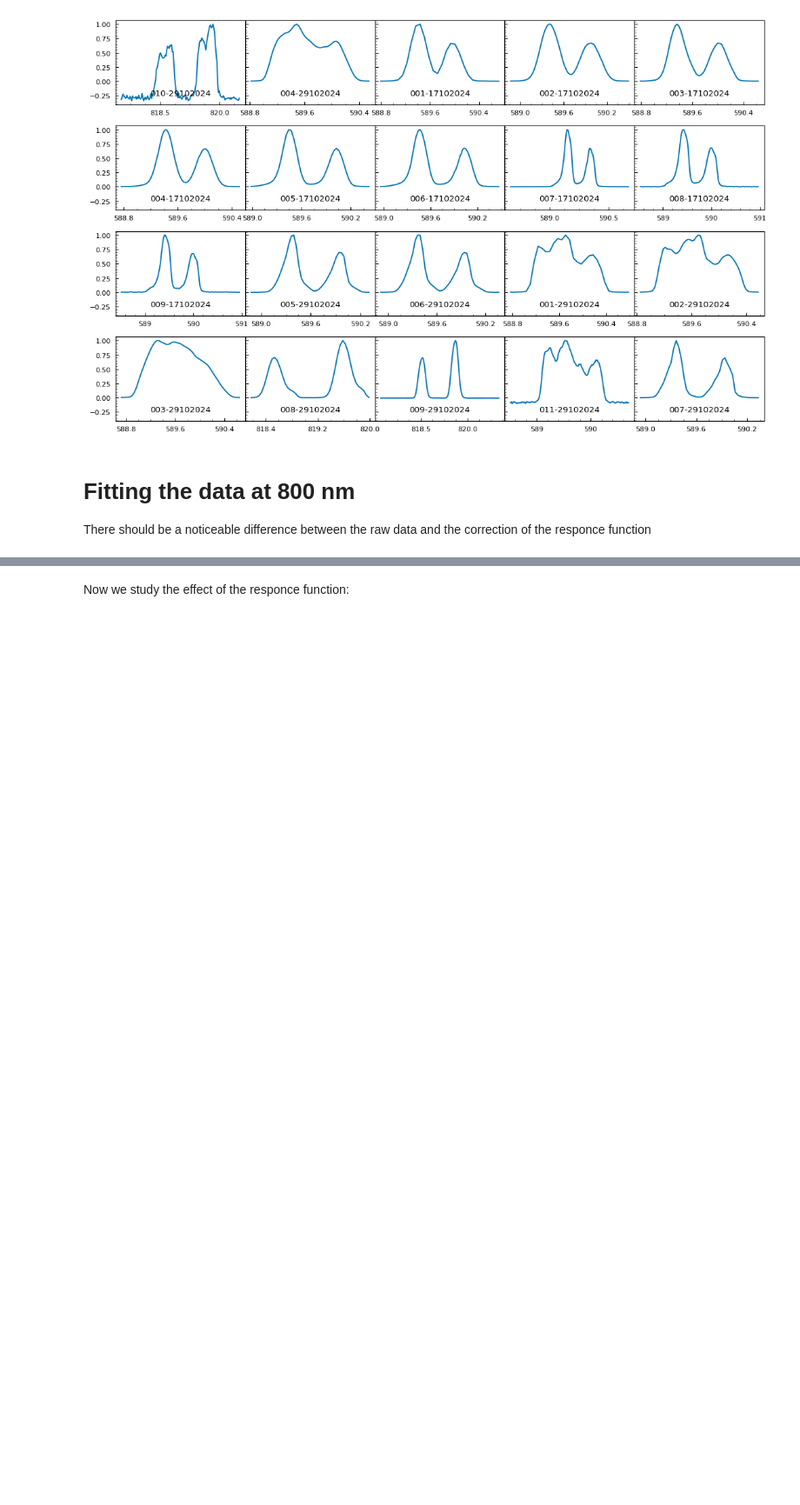
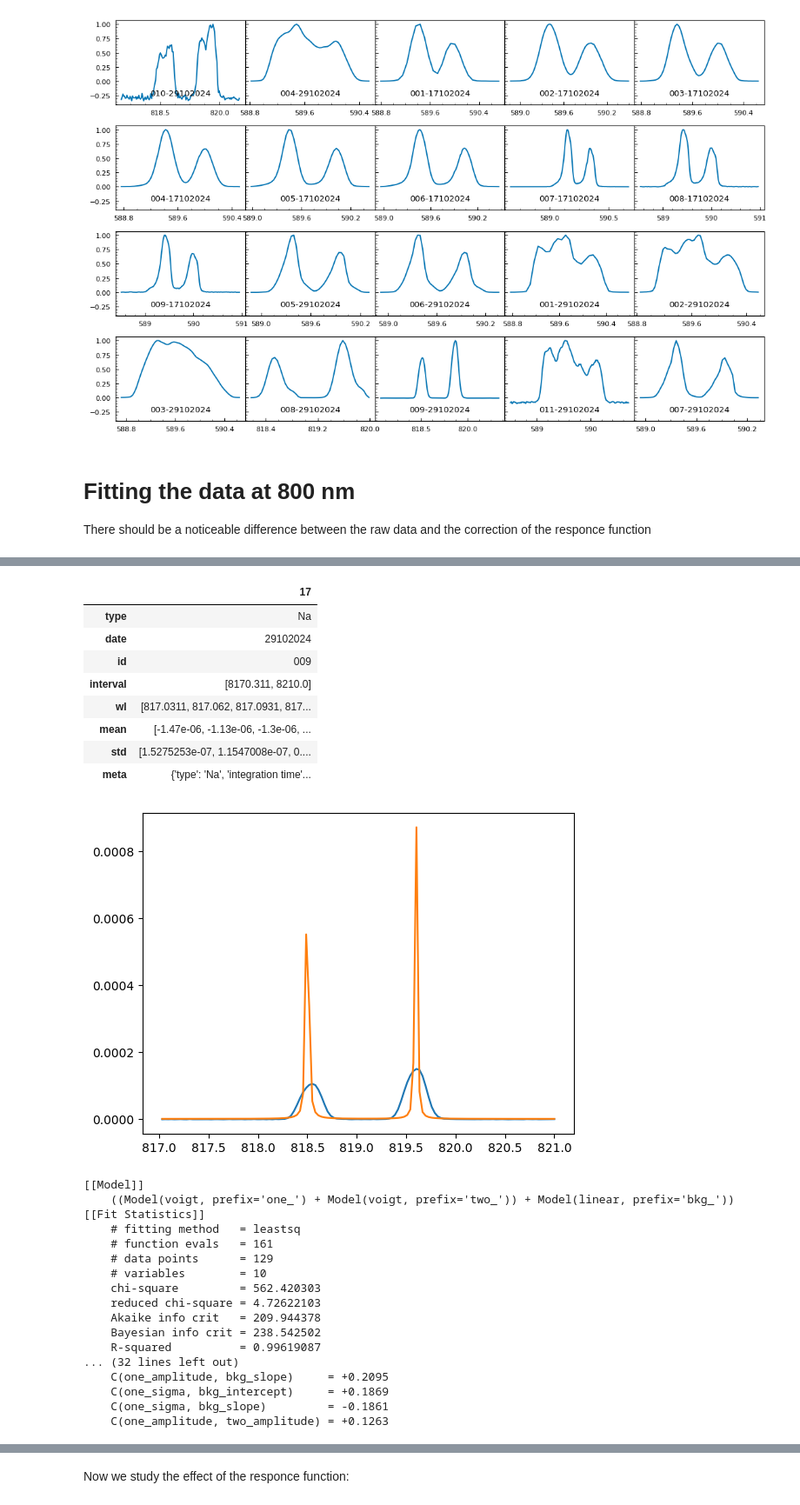
Before and after one commit to zar-hub/Lab_Materia_Condensata, a Jupyter notebook: Lab_Report.ipynb, the cells around one changed output, grey strips where cells are left out. Shown: that part at 87% size. Cells and saved outputs as stored; diff of their text form; code cells hidden in the pictures; blank space fills up the shorter version.

Commit message:
Work on fitting the Na lines

```diff
--- a/Lab_Report.ipynb
+++ b/Lab_Report.ipynb
@@ -368,0 +346,60 @@ plt.show()
+# %%
+# fitting at
+mask = (Na_df['date'] == '29102024') & (Na_df['id'] == '009')
+sample = Na_df[mask]
+
+display(sample.T)
+
+params = model.make_params()
+params['one_center'].set(818.5)
+params['one_sigma'].set(0.009)
+params['one_gamma'].set(0.011,vary=True)
+params['one_amplitude'].set(3.67e-5)
+
+params['two_center'].set(819.6)
+params['two_sigma'].set(0.009)
+params['two_gamma'].set(0.0074, vary=True)
+params['two_amplitude'].set(3.67e-5)
+
+params['bkg_slope'].set(0, vary=True)
+params['bkg_intercept'].set(0, vary=True)
+
+
+wl = sample['wl'].values[0]
+mean = sample['mean'].values[0]
+
+plt.plot(wl, mean)
+plt.plot(wl, model.eval(params, x=wl))
+plt.show()
+
+result = fit_Na(sample, model, params)
+print(result.fit_report())
+plot_Na(sample, result, 'Na_29102024_009')
+# %% [output]
+|  | 17 |
+| type | Na |
+| date | 29102024 |
+| id | 009 |
+| interval | [8170.311, 8210.0] |
+| wl | [817.0311, 817.062, 817.0931, 817... |
+| mean | [-1.47e-06, -1.13e-06, -1.3e-06, ... |
+| std | [1.5275253e-07, 1.1547008e-07, 0.... |
+| meta | {'type': 'Na', 'integration time'... |
+[figure, added]
+[[Model]]
+    ((Model(voigt, prefix='one_') + Model(voigt, prefix='two_')) + Model(linear, prefix='bkg_'))
+[[Fit Statistics]]
+    # fitting method   = leastsq
+    # function evals   = 161
+    # data points      = 129
+    # variables        = 10
+    chi-square         = 562.420303
+    reduced chi-square = 4.72622103
+    Akaike info crit   = 209.944378
+    Bayesian info crit = 238.542502
+    R-squared          = 0.99619087
+... (32 lines left out)
+    C(one_amplitude, bkg_slope)     = +0.2095
+    C(one_sigma, bkg_intercept)     = +0.1869
+    C(one_sigma, bkg_slope)         = -0.1861
+    C(one_amplitude, two_amplitude) = +0.1263
```
Also changed, not shown: parts of 4 cells of this notebook, 4 other files.
